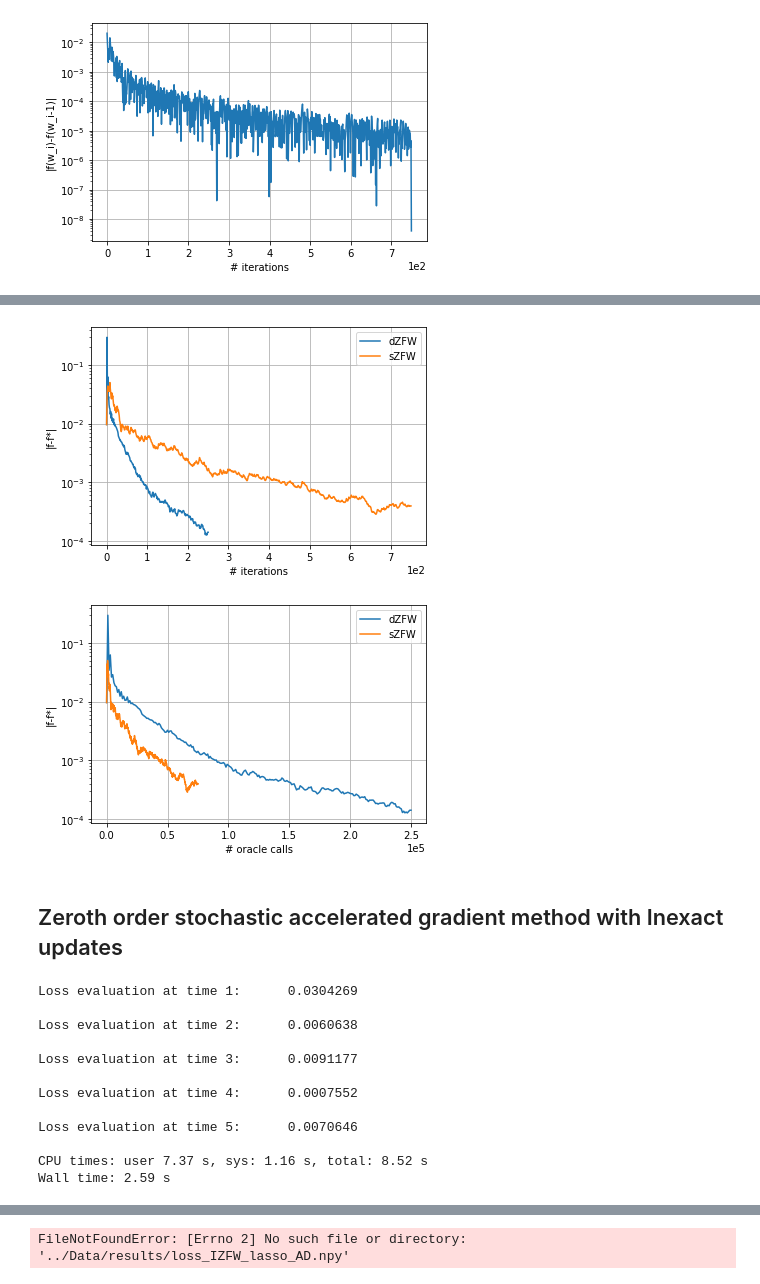
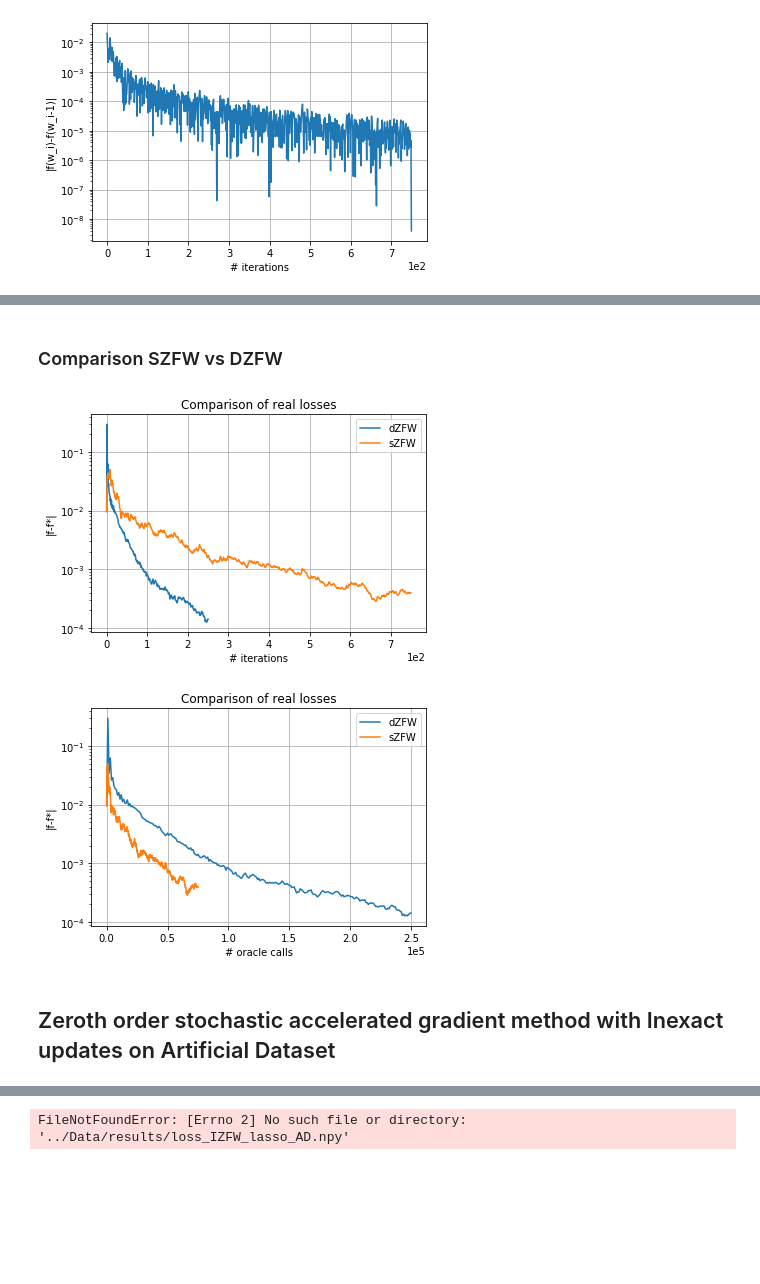
Before and after one commit to liacov/OPTproj, a Jupyter notebook: notebooks/LassoRegression.ipynb, the cells around one changed output, grey strips where cells are left out. Cells and saved outputs as stored; diff of their text form; code cells hidden in the pictures; blank space fills up the shorter version.

```diff
--- a/notebooks/LassoRegression.ipynb
+++ b/notebooks/LassoRegression.ipynb
@@ -471,47 +495,34 @@ plt.grid()
+# %% [markdown]
+### Comparison SZFW vs DZFW
 # %%
 plt.plot(f_valuesd - f_star)
 plt.plot(f_valuess - f_star)
 plt.legend(('dZFW', 'sZFW'))
+plt.title("Comparison of real losses")
 plt.xlabel("# iterations")
 plt.ylabel("|f-f*|")
 plt.yscale("log")
 plt.ticklabel_format(axis="x", style="sci", scilimits=(0,0))
 plt.grid()
 # %% [output]
-[figure, old version]
+[figure, new version]
 # %%
 plt.plot(range(1, 251*d, d), f_valuesd - f_star)
 plt.plot(range(0, 750*100+1, 100), f_valuess - f_star)
 plt.yscale("log")
+plt.title("Comparison of real losses")
 plt.xlabel("# oracle calls")
 plt.ylabel("|f-f*|")
 plt.ticklabel_format(axis="x", style="sci", scilimits=(0,0))
 plt.legend(('dZFW', 'sZFW'))
 plt.grid()
 # %% [output]
-[figure, old version]
+[figure, new version]
 # %% [markdown]
-## Zeroth order stochastic accelerated gradient method with Inexact updates
+## Zeroth order stochastic accelerated gradient method with Inexact updates on Artificial Dataset
 # %%
-%%time
-
 # setting parameters
-B=1
+B = 1
 L = 0.1
 D = 2000 # we will start from m = 1, up to T * (T+1) / D * (d+3) = 1038 (for T = 45)
 B = 1
-
-fpred, f, w, mean, t, loss, f_values, inner = IZFW(F, d, w0, L, B, r = 1, T = 5, eps = 1e-8)
-# %% [output]
-Loss evaluation at time 1:      0.0304269
-
-Loss evaluation at time 2:      0.0060638
-
-Loss evaluation at time 3:      0.0091177
-
-Loss evaluation at time 4:      0.0007552
-
-Loss evaluation at time 5:      0.0070646
-
-CPU times: user 7.37 s, sys: 1.16 s, total: 8.52 s
-Wall time: 2.59 s
```
Also changed, not shown: parts of 31 cells of this notebook.
